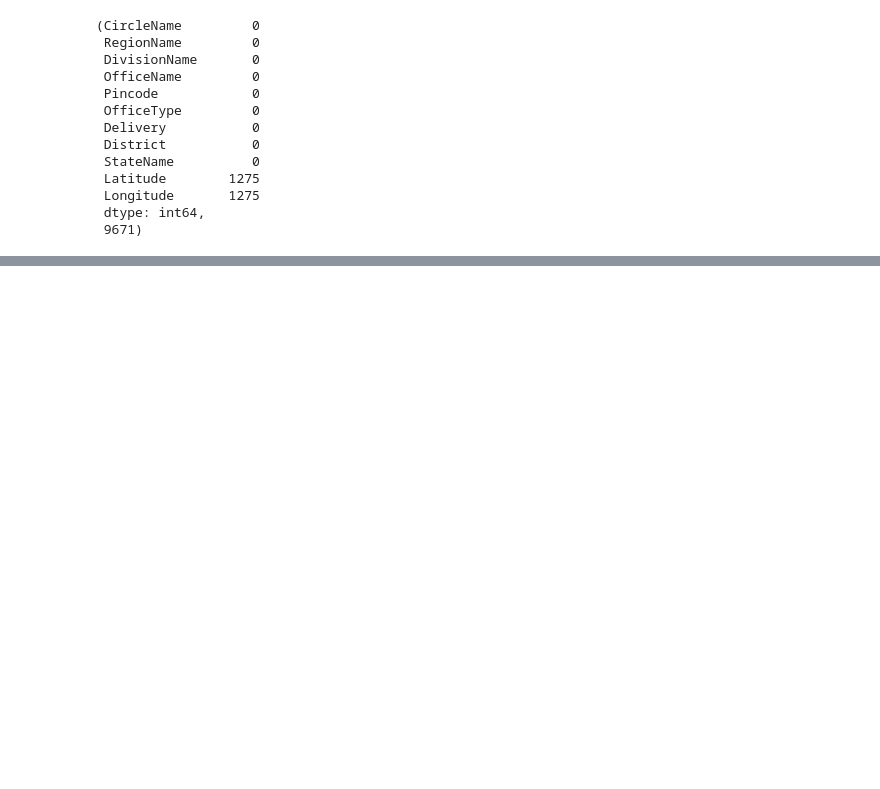
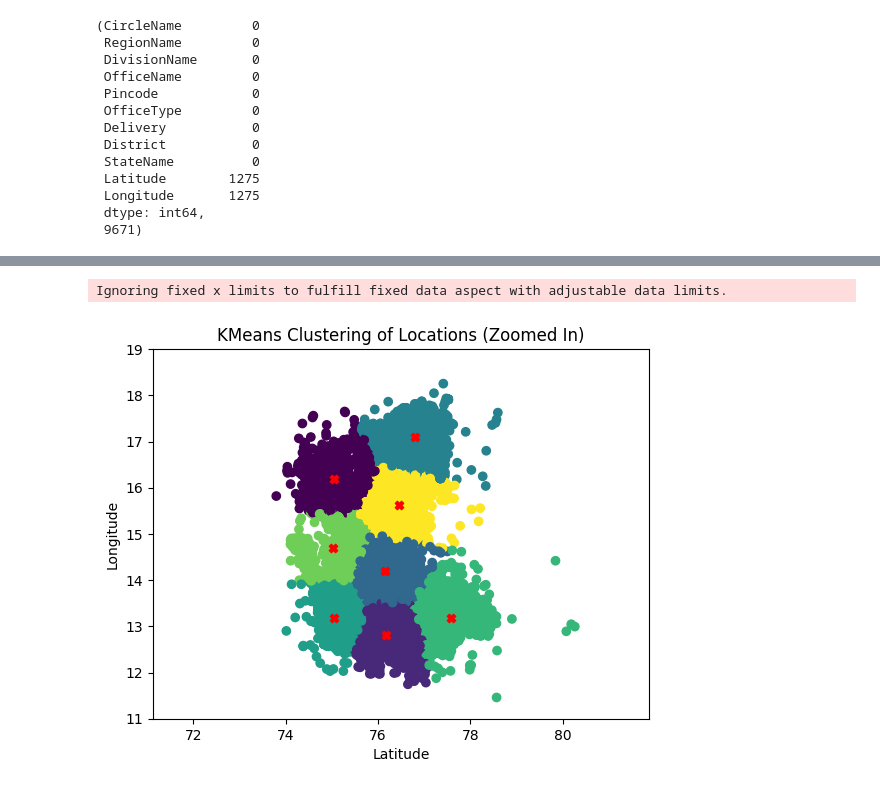
Before and after one commit to Aneeshshastri/Epoch_Spring_Camp, a Jupyter notebook: KMeansTask/KMeansClustering.ipynb, the cells around one changed output, grey strips where cells are left out. Cells and saved outputs as stored; diff of their text form; code cells hidden in the pictures; blank space fills up the shorter version.

```diff
--- a/KMeansTask/KMeansClustering.ipynb
+++ b/KMeansTask/KMeansClustering.ipynb
@@ -195,0 +218,15 @@ plt.show()
+# %%
+"""Let's concern ourselves with only the intrastate clustering"""
+plt.figure()
+plt.scatter(x, y, c=labels, cmap='viridis')
+plt.axis('equal')  # Set equal aspect ratio
+plt.scatter(centroids[:, 0], centroids[:, 1], c='red', marker='X')
+plt.xlabel("Latitude")
+plt.ylabel("Longitude")
+plt.title("KMeans Clustering of Locations (Zoomed In)")
+plt.xlim(74, 79)
+plt.ylim(11, 19)
+plt.show()
+# %% [output]
+Ignoring fixed x limits to fulfill fixed data aspect with adjustable data limits.
+[figure, added]
```
Also changed, not shown: parts of 7 cells of this notebook, 1 other file.
